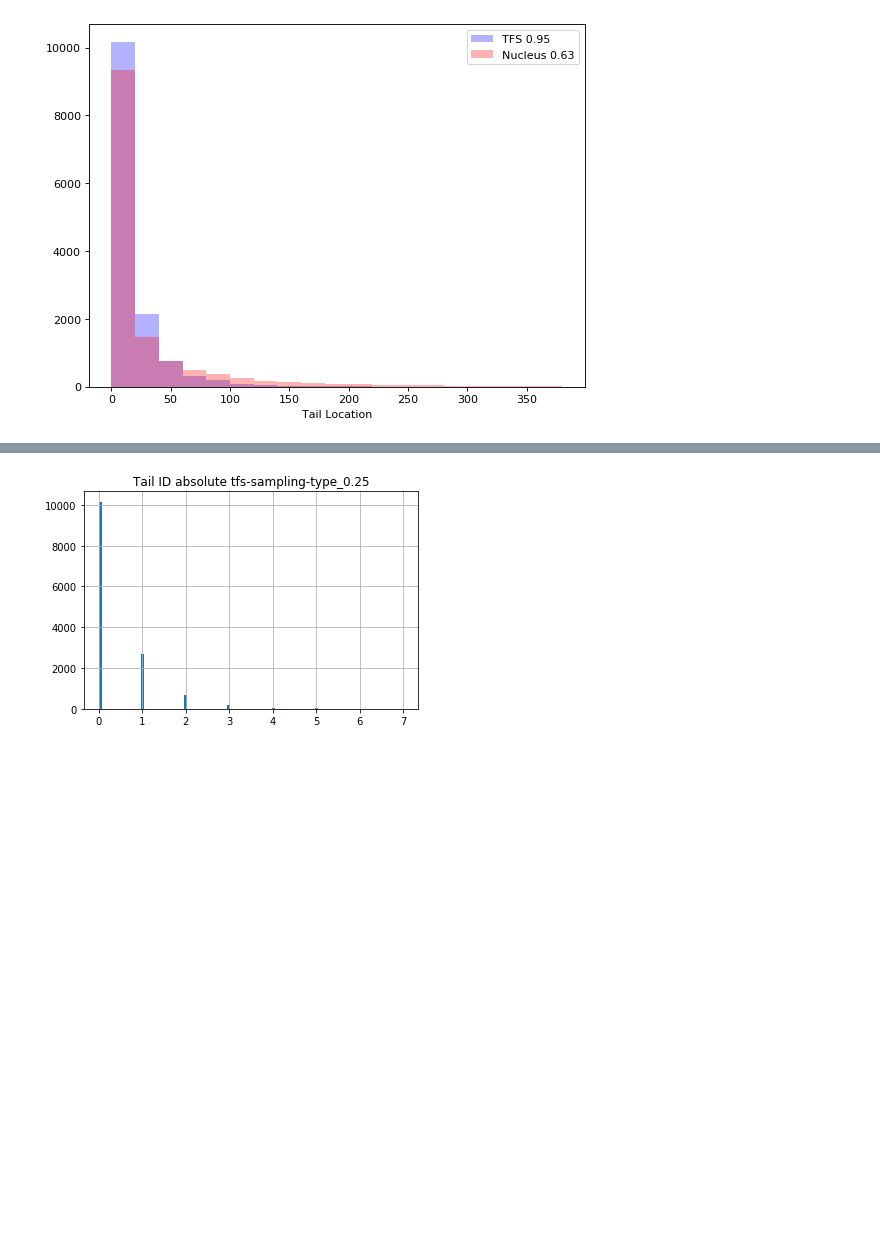
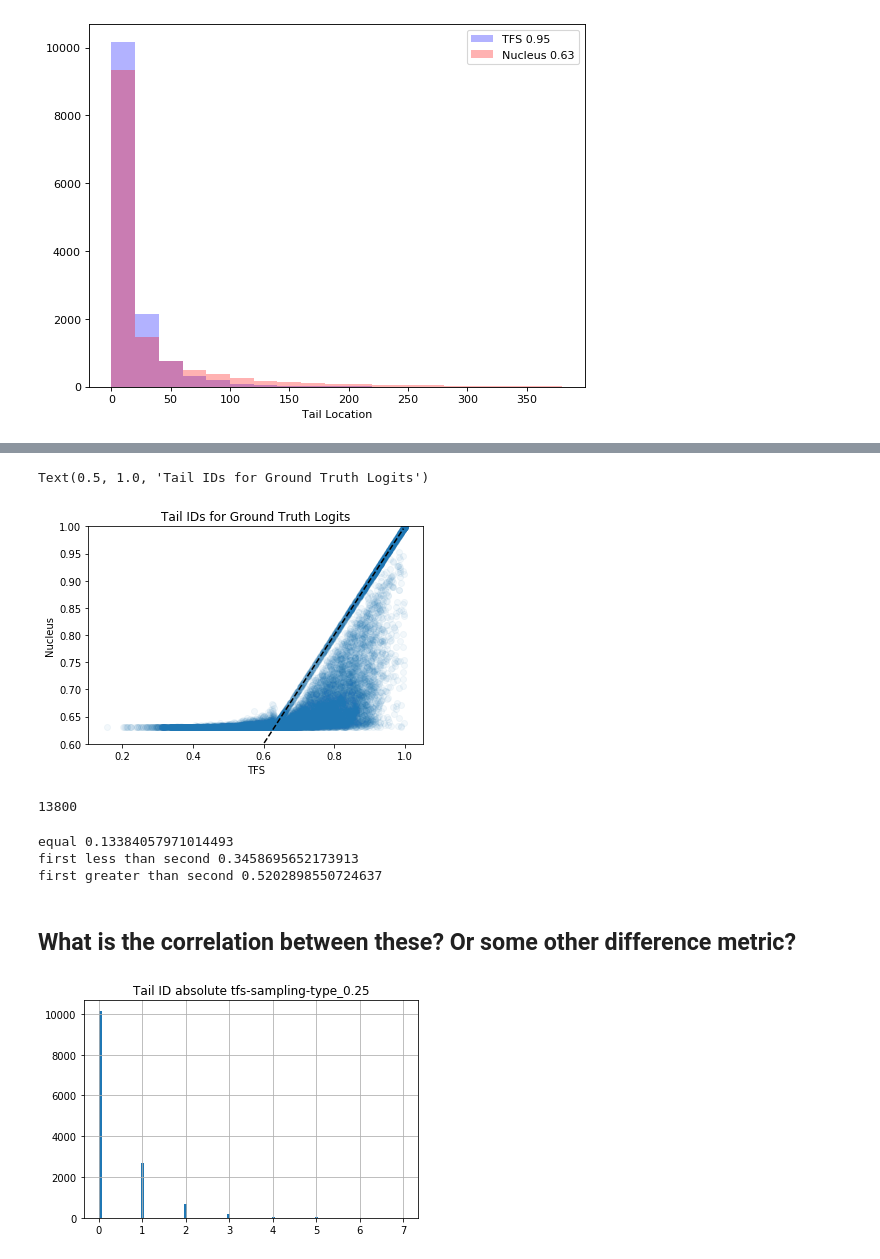
Before and after one commit to TrentBrick/tail-sampling, a Jupyter notebook: AnalyzeLogits-AllSameLogit.ipynb, the cells around one changed output, grey strips where cells are left out. Drawn from its saved outputs; the diff is of its cells as text; code cells hidden in the pictures; blank space fills up the shorter version.

```diff
--- a/AnalyzeLogits-AllSameLogit.ipynb
+++ b/AnalyzeLogits-AllSameLogit.ipynb
@@ -465,3 +496,27 @@ plt.show()
+# %%
+plt.scatter(tail_cdf_df['tfs-sampling-type_0.95'],
+            tail_cdf_df['n-sampling-type_0.63' ], alpha=0.05)
+diag = np.arange(tail_cdf_df['tfs-sampling-type_0.95'].min(),tail_cdf_df['tfs-sampling-type_0.95'].max(),0.01)
+plt.plot(diag, diag, color='black', linestyle='--')
+plt.xlabel("TFS")
+plt.ylabel("Nucleus")
+plt.ylim([tail_cdf_df['n-sampling-type_0.63' ].min()-0.03, 1.0])
+plt.title("Tail IDs for Ground Truth Logits")
+# %% [output]
+Text(0.5, 1.0, 'Tail IDs for Ground Truth Logits')
+[figure, added]
+# %%
+tail_cdf_df['tfs-sampling-type_0.95'].shape[0]
+# %% [output]
+13800
+# %%
+findHowManyOnEachSide(tail_cdf_df['tfs-sampling-type_0.95'],tail_cdf_df['n-sampling-type_0.63'])
+# %% [output]
+equal 0.13384057971014493
+first less than second 0.3458695652173913
+first greater than second 0.5202898550724637
+# %% [markdown]
+## What is the correlation between these? Or some other difference metric?
 # %%
 for c in tail_id_df.columns:
 
```
Also changed, not shown: parts of 5 cells of this notebook, 4 other files.
